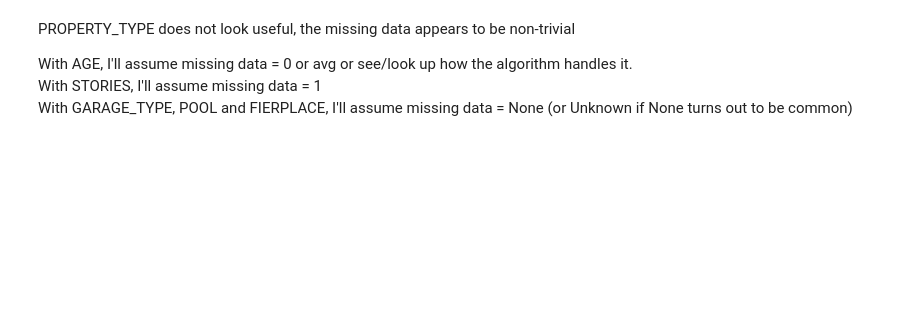
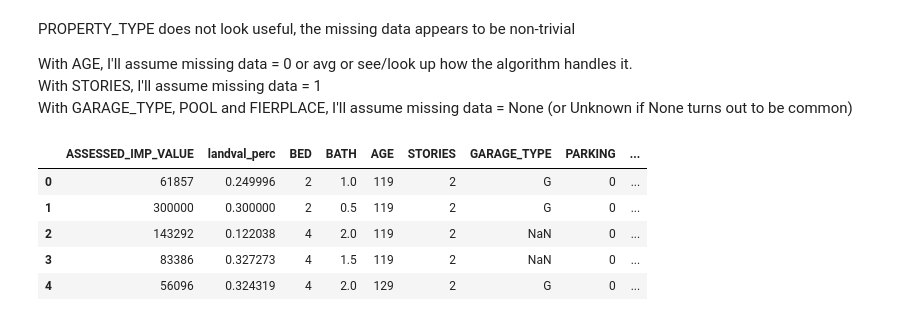
Before and after one commit to selwyth/featurehoods, a Jupyter notebook: work_sql_interface.ipynb, the cells around one changed output. Cells and saved outputs as stored; diff of their text form; code cells hidden in the pictures; blank space fills up the shorter version.

```diff
--- a/work_sql_interface.ipynb
+++ b/work_sql_interface.ipynb
@@ -168,3 +249,32 @@ PROPERTY_TYPE does not look useful, the missing data appears to be non-trivial
 With AGE, I'll assume missing data = 0 or avg or see/look up how the algorithm handles it.<br>
 With STORIES, I'll assume missing data = 1<br>
 With GARAGE_TYPE, POOL and FIERPLACE, I'll assume missing data = None (or Unknown if None turns out to be common)
+# %%
+# creating advanced metrics, then defining which I'll use to model
+base['landval_perc'] = base.ASSESSED_LAND_VALUE / base.ASSESSED_IMP_VALUE
+base['lot_perc'] = 1 - base.BUILDING_AREA / base.LOT_SIZE
+base.lot_perc = base.lot_perc.apply(lambda x: x == 0 if x < -1 else x)
+
+metrics = ['ASSESSED_IMP_VALUE',
+           'landval_perc',
+           'BED',
+           'BATH',
+           'AGE',
+           'STORIES',
+           'GARAGE_TYPE',
+           'PARKING',
+           'TOTAL_UNITS',
+           'POOL',
+           'FIREPLACE',
+           'BUILDING_AREA',
+           'lot_perc']
+
+X = base[metrics]
+base[metrics].head()
+# %% [output]
+|  | ASSESSED_IMP_VALUE | landval_perc | BED | BATH | AGE | STORIES | GARAGE_TYPE | PARKING | ... |
+| 0 | 61857 | 0.249996 | 2 | 1.0 | 119 | 2 | G | 0 | ... |
+| 1 | 300000 | 0.300000 | 2 | 0.5 | 119 | 2 | G | 0 | ... |
+| 2 | 143292 | 0.122038 | 4 | 2.0 | 119 | 2 | NaN | 0 | ... |
+| 3 | 83386 | 0.327273 | 4 | 1.5 | 119 | 2 | NaN | 0 | ... |
+| 4 | 56096 | 0.324319 | 4 | 2.0 | 129 | 2 | G | 0 | ... |
```
Also changed, not shown: parts of 21 cells of this notebook, 3 other files.
